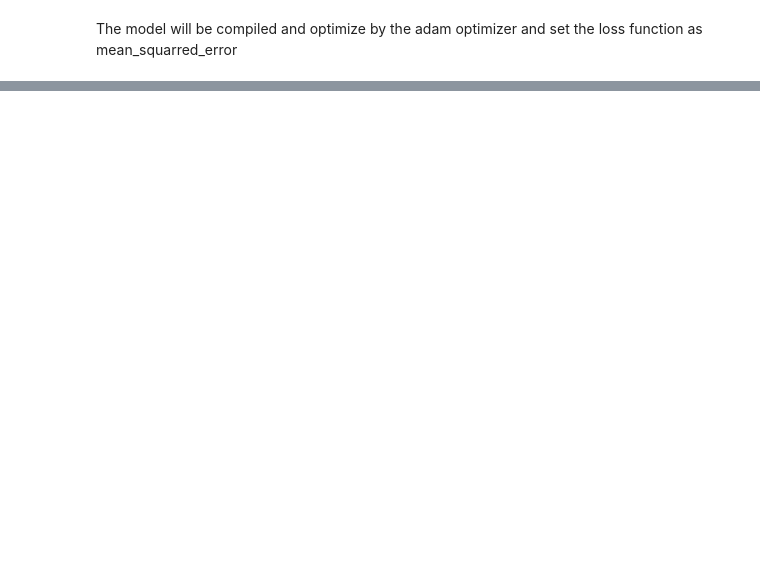
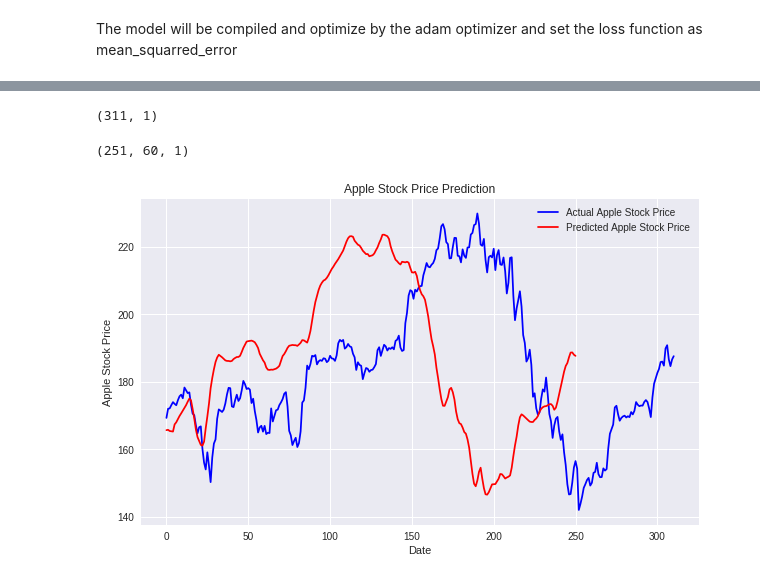
Before and after one commit to rawar-zz/tensorflow-notebooks, a Jupyter notebook: stock_price_prediction_keras.ipynb, the cells around one changed output, grey strips where cells are left out. Cells and saved outputs as stored; diff of their text form; code cells hidden in the pictures; blank space fills up the shorter version.

```diff
--- a/stock_price_prediction_keras.ipynb
+++ b/stock_price_prediction_keras.ipynb
@@ -160,0 +215,32 @@ Epoch 100/100
+# %%
+test_inputs = test_stock_data_processed.reshape(-1,1)
+test_inputs = sc.transform(test_inputs)
+print(test_inputs.shape)
+# %% [output]
+(311, 1)
+# %%
+test_features = []
+for i in range(60, 311):
+    test_features.append(test_inputs[i-60:i, 0])
+
+test_features = np.array(test_features)
+# %%
+test_features = np.reshape(test_features, (test_features.shape[0], test_features.shape[1], 1))
+print(test_features.shape)
+# %% [output]
+(251, 60, 1)
+# %%
+predicted_stock_price = model.predict(test_features)
+# %%
+predicted_stock_price = sc.inverse_transform(predicted_stock_price)
+# %%
+plt.figure(figsize=(10,6))
+plt.plot(test_stock_data_processed, color='blue', label='Actual Apple Stock Price')
+plt.plot(predicted_stock_price , color='red', label='Predicted Apple Stock Price')
+plt.title('Apple Stock Price Prediction')
+plt.xlabel('Date')
+plt.ylabel('Apple Stock Price')
+plt.legend()
+plt.show()
+# %% [output]
+[figure, added]
```
Also changed, not shown: parts of 21 cells of this notebook.
